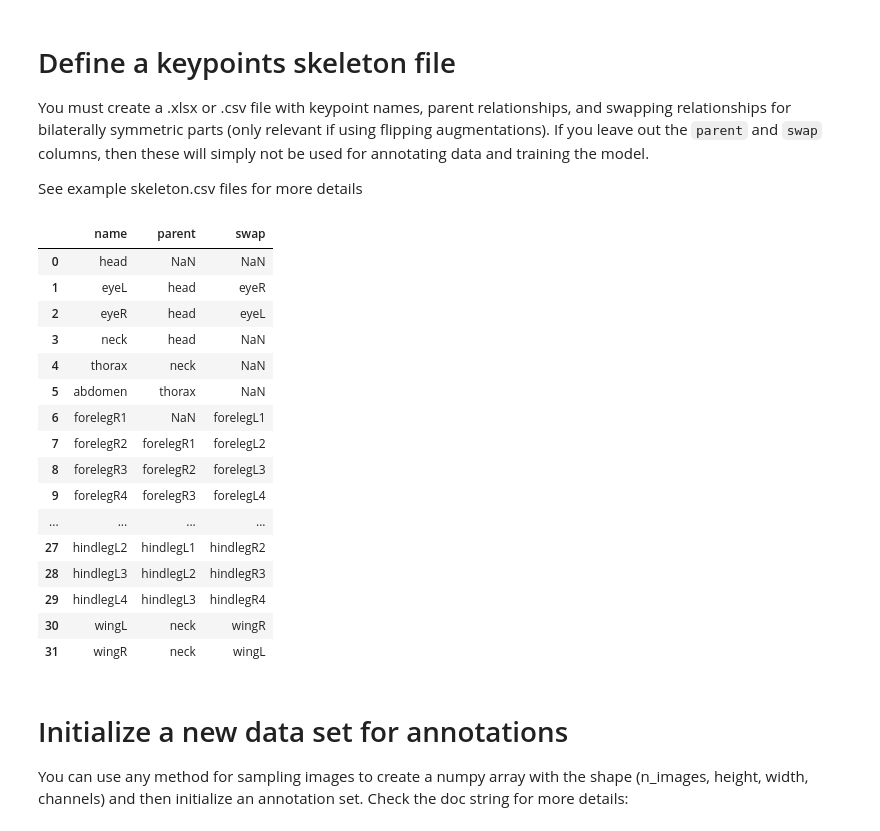
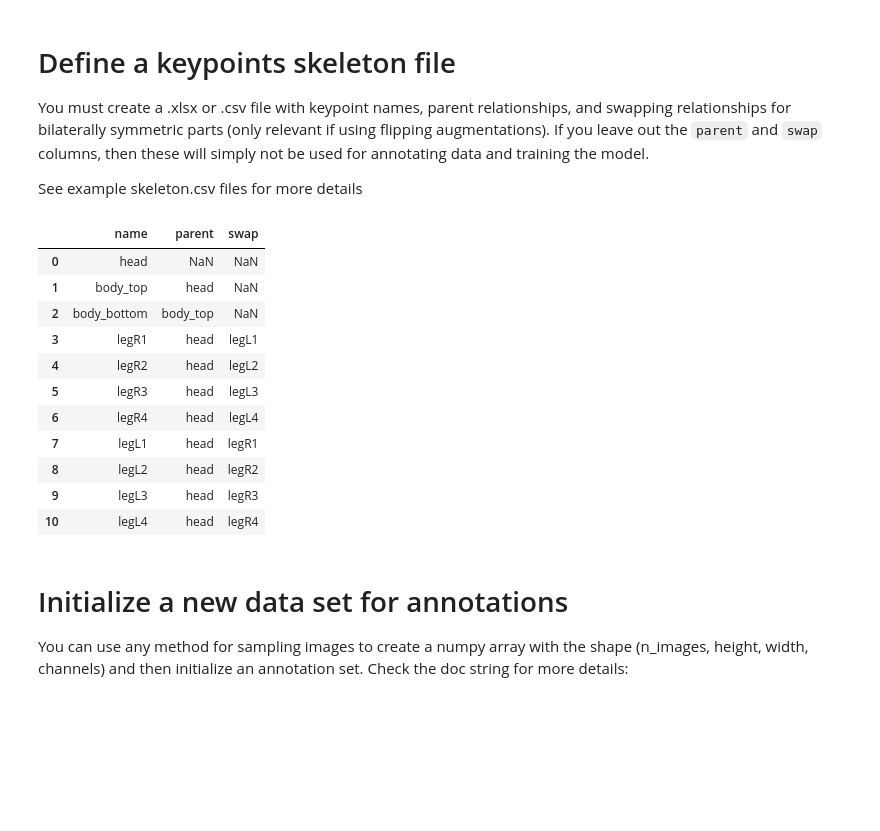
Before and after one commit to urs-waldmann/DeepPoseKit, a Jupyter notebook: examples/step1_create_annotation_set.ipynb, the cells around one changed output. Saved outputs shown, nothing was run; the diff lists cells and outputs as text; code cells hidden in the pictures; blank space fills up the shorter version.

Commit message:
Change file path of skeleton.csv location in section "Define a keypoints skeleton file" in "./examples/step1_create_annotation_set.ipynb"

```diff
--- a/examples/step1_create_annotation_set.ipynb
+++ b/examples/step1_create_annotation_set.ipynb
@@ -138,26 +139,21 @@ You must create a .xlsx or .csv file with keypoint names, parent relationships,
 
 See example skeleton.csv files for more details
 # %%
-skeleton = pd.read_csv(HOME + '/deepposekit-data/datasets/fly/skeleton.csv')
+skeleton = pd.read_csv(HOME + '/Documents/programming/my_data_spider/skeleton.csv')
 skeleton
 # %% [output]
 |  | name | parent | swap |
 | 0 | head | NaN | NaN |
-| 1 | eyeL | head | eyeR |
-| 2 | eyeR | head | eyeL |
-| 3 | neck | head | NaN |
-| 4 | thorax | neck | NaN |
-| 5 | abdomen | thorax | NaN |
-| 6 | forelegR1 | NaN | forelegL1 |
-| 7 | forelegR2 | forelegR1 | forelegL2 |
-| 8 | forelegR3 | forelegR2 | forelegL3 |
-| 9 | forelegR4 | forelegR3 | forelegL4 |
-| ... | ... | ... | ... |
-| 27 | hindlegL2 | hindlegL1 | hindlegR2 |
-| 28 | hindlegL3 | hindlegL2 | hindlegR3 |
-| 29 | hindlegL4 | hindlegL3 | hindlegR4 |
-| 30 | wingL | neck | wingR |
-| 31 | wingR | neck | wingL |
+| 1 | body_top | head | NaN |
+| 2 | body_bottom | body_top | NaN |
+| 3 | legR1 | head | legL1 |
+| 4 | legR2 | head | legL2 |
+| 5 | legR3 | head | legL3 |
+| 6 | legR4 | head | legL4 |
+| 7 | legL1 | head | legR1 |
+| 8 | legL2 | head | legR2 |
+| 9 | legL3 | head | legR3 |
+| 10 | legL4 | head | legR4 |
 # %% [markdown]
 # Initialize a new data set for annotations
 
```
Also changed, not shown: parts of 4 cells of this notebook.
